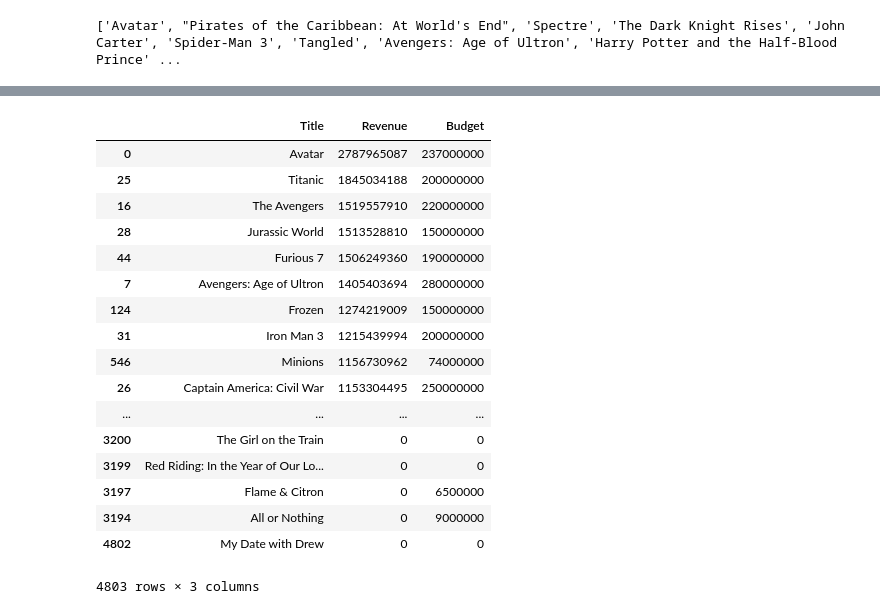
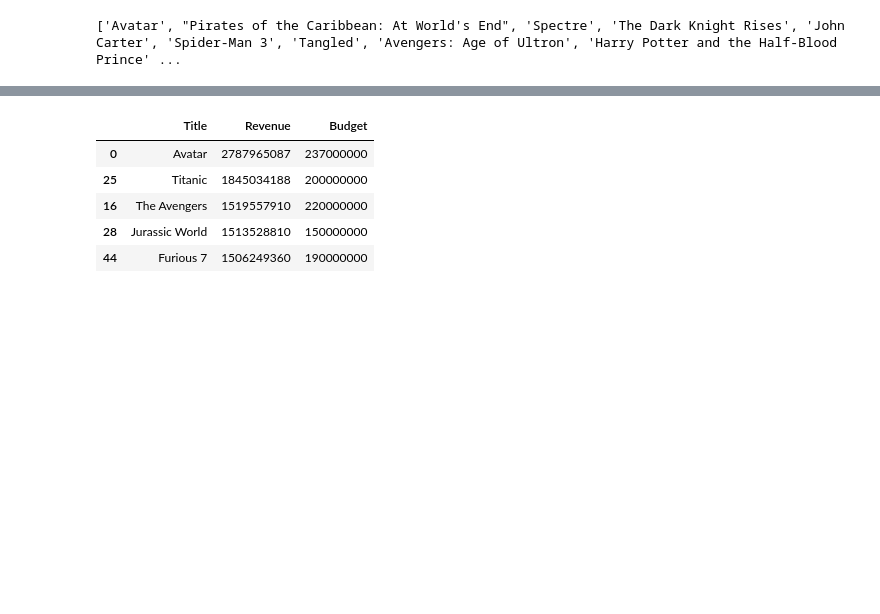
Before and after one commit to suvs27/Movie2019, a Jupyter notebook: movie_project.ipynb, the cells around one changed output, grey strips where cells are left out. Cells and saved outputs as stored; diff of their text form; code cells hidden in the pictures; blank space fills up the shorter version.

```diff
--- a/movie_project.ipynb
+++ b/movie_project.ipynb
@@ -223,27 +196,15 @@ NameError: name 'movies_df' is not defined
 # %%
 # Highest revenue generating movies
 revenue_df = pd.DataFrame({'Title' : df['title'],
                            'Revenue': df['revenue'],
                            'Budget' : df['budget']})
-revenue_df.sort_values(by= 'Revenue', ascending=False)
+revenue_df.sort_values(by= 'Revenue', ascending=False).head()
 # %% [output]
 |  | Title | Revenue | Budget |
 | 0 | Avatar | 2787965087 | 237000000 |
 | 25 | Titanic | 1845034188 | 200000000 |
 | 16 | The Avengers | 1519557910 | 220000000 |
 | 28 | Jurassic World | 1513528810 | 150000000 |
 | 44 | Furious 7 | 1506249360 | 190000000 |
-| 7 | Avengers: Age of Ultron | 1405403694 | 280000000 |
-| 124 | Frozen | 1274219009 | 150000000 |
-| 31 | Iron Man 3 | 1215439994 | 200000000 |
-| 546 | Minions | 1156730962 | 74000000 |
-| 26 | Captain America: Civil War | 1153304495 | 250000000 |
-| ... | ... | ... | ... |
-| 3200 | The Girl on the Train | 0 | 0 |
-| 3199 | Red Riding: In the Year of Our Lo... | 0 | 0 |
-| 3197 | Flame & Citron | 0 | 6500000 |
-| 3194 | All or Nothing | 0 | 9000000 |
-| 4802 | My Date with Drew | 0 | 0 |
-4803 rows × 3 columns
 # %%
 # Bubble plot to show revenue by year, with bubble size corresponding to score
```
Also changed, not shown: parts of 6 cells of this notebook, 1 other file.
